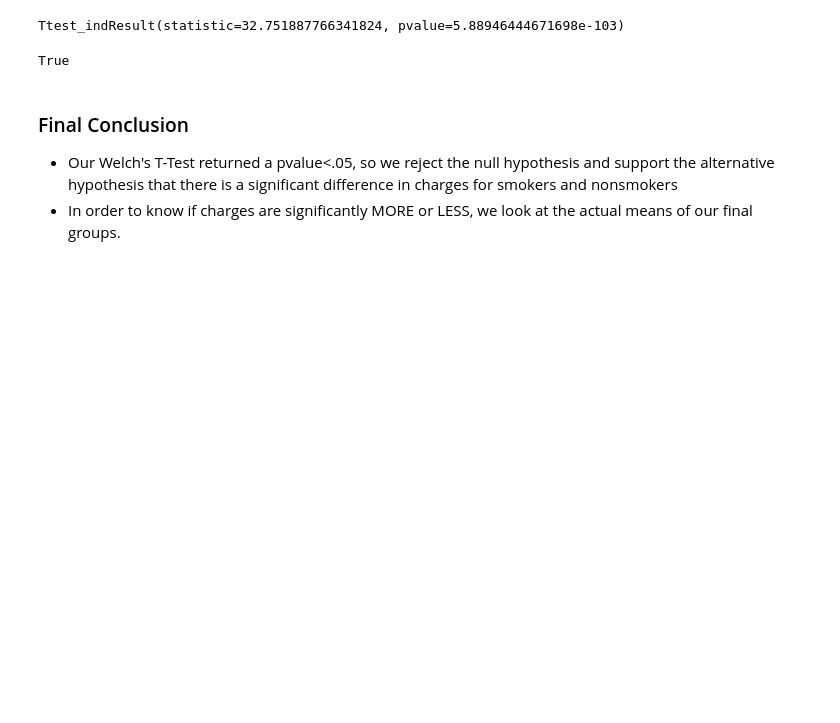
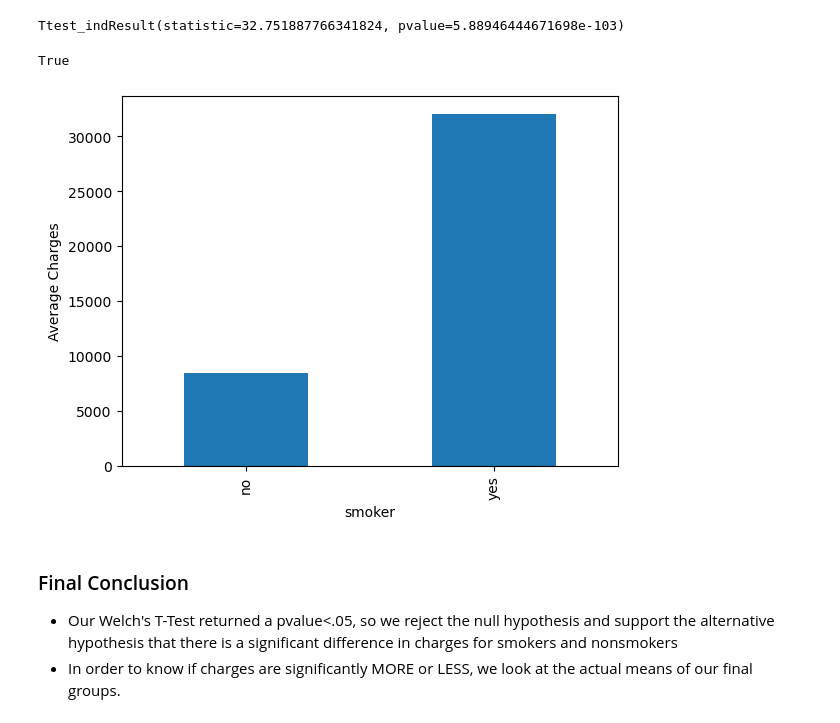
Before and after one commit to thejustinfields/hypothesis-testing-insurance-data, a Jupyter notebook: Hypothesis Testing Insurance Data.ipynb, the cells around one changed output. Drawn from its saved outputs; the diff is of its cells as text; code cells hidden in the pictures; blank space fills up the shorter version.

```diff
--- a/Hypothesis Testing Insurance Data.ipynb
+++ b/Hypothesis Testing Insurance Data.ipynb
@@ -93,6 +95,11 @@ result.pvalue<.05
 # %% [output]
 Ttest_indResult(statistic=32.751887766341824, pvalue=5.88946444671698e-103)
 True
+# %%
+df.groupby('smoker')['charges'].mean().plot(kind='bar')
+plt.ylabel('Average Charges');
+# %% [output]
+[figure, added]
 # %% [markdown]
 ### Final Conclusion
 - Our Welch's T-Test returned a pvalue<.05, so we reject the null hypothesis and support the alternative hypothesis that there is a significant difference in charges for smokers and nonsmokers
```
Also changed, not shown: parts of 5 cells of this notebook.
